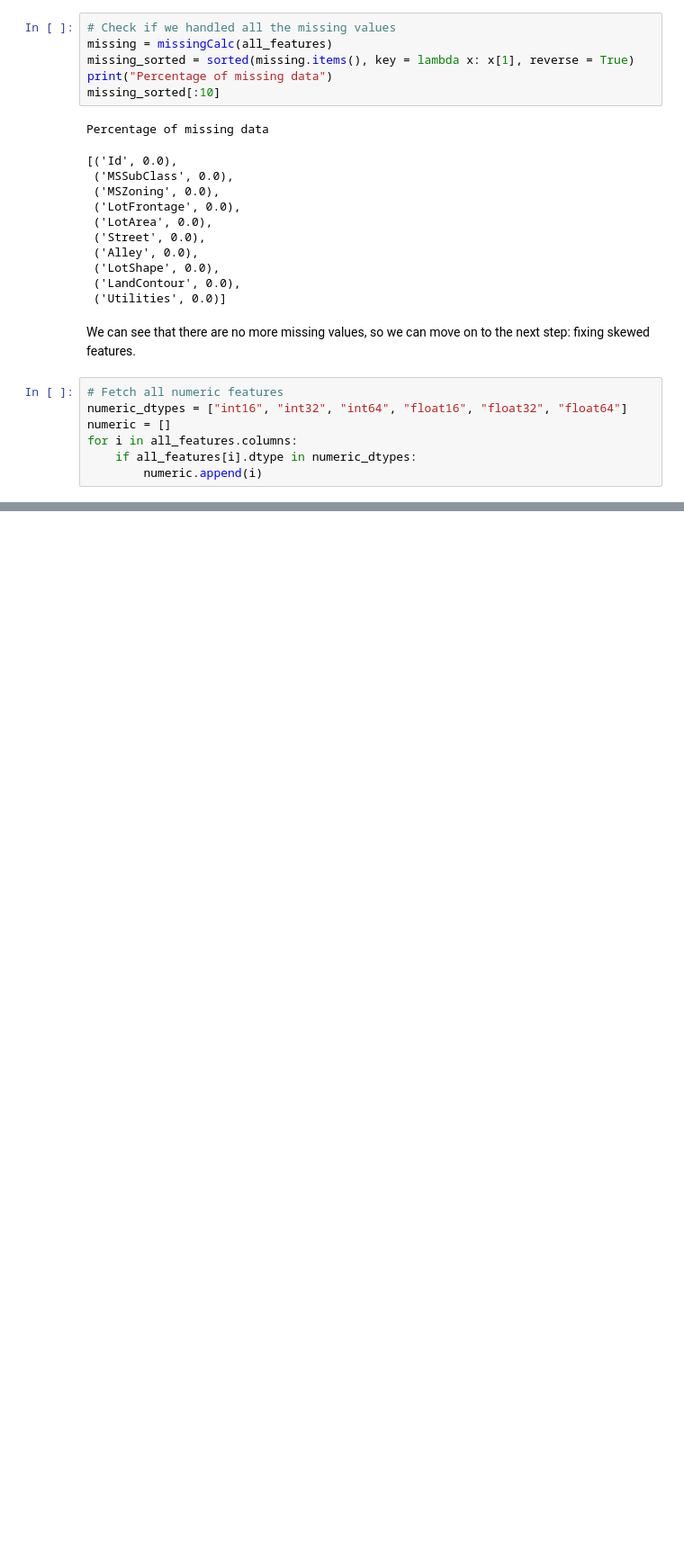
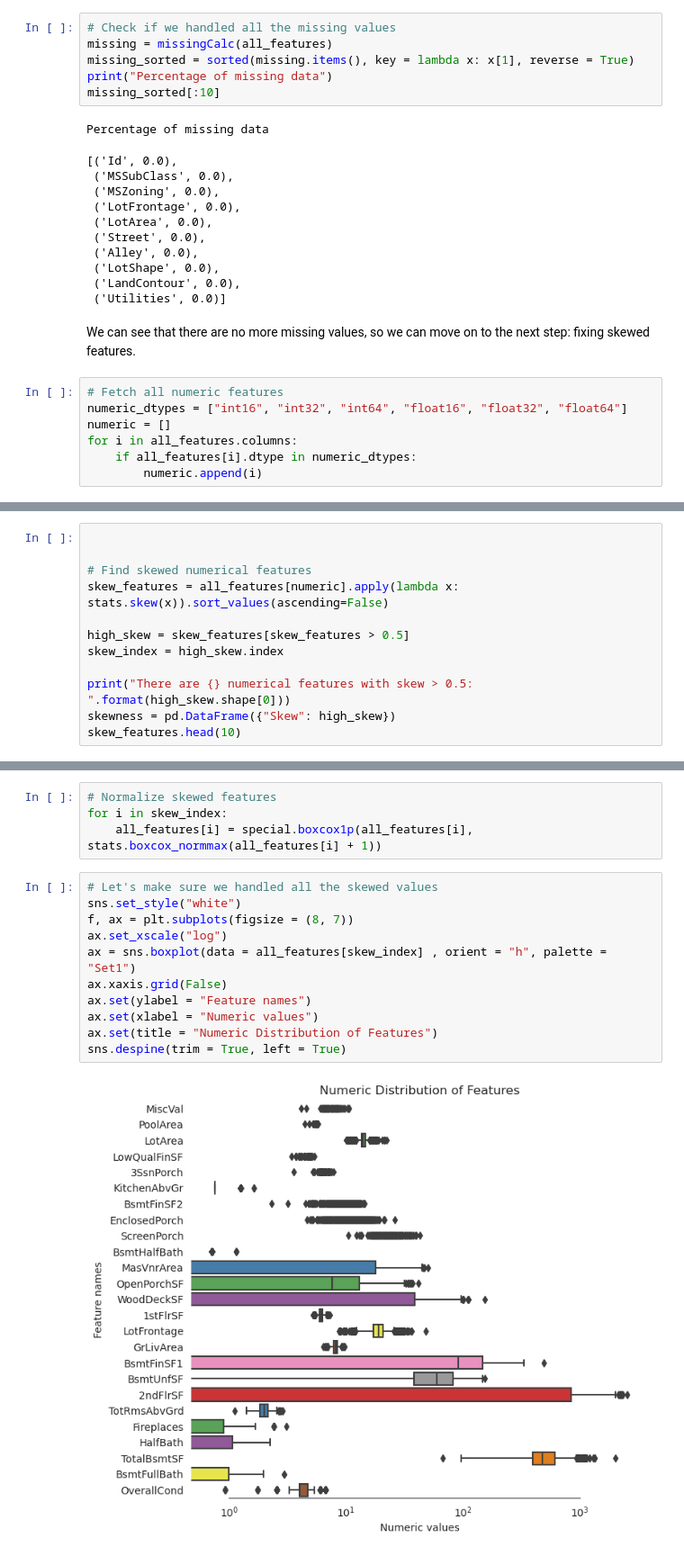
Before and after one commit to sdomoszlai13/predicting-housing-prices, a Jupyter notebook: predicting-house-prices.ipynb, the cells around one changed output, grey strips where cells are left out. Shown at 90% size. Drawn from its saved outputs; the diff is of its cells as text; blank space fills up the shorter version.

Commit message:
Handled skewed values and created features of interest.

```diff
--- a/predicting-house-prices.ipynb
+++ b/predicting-house-prices.ipynb
@@ -385,0 +404,12 @@ sns.despine(trim = True, left = True)
+# %%
+
+
+# Find skewed numerical features
+skew_features = all_features[numeric].apply(lambda x: stats.skew(x)).sort_values(ascending=False)
+
+high_skew = skew_features[skew_features > 0.5]
+skew_index = high_skew.index
+
+print("There are {} numerical features with skew > 0.5: ".format(high_skew.shape[0]))
+skewness = pd.DataFrame({"Skew": high_skew})
+skew_features.head(10)
@@ -385,0 +429,17 @@ sns.despine(trim = True, left = True)
+# %%
+# Normalize skewed features
+for i in skew_index:
+    all_features[i] = special.boxcox1p(all_features[i], stats.boxcox_normmax(all_features[i] + 1))
+# %%
+# Let's make sure we handled all the skewed values
+sns.set_style("white")
+f, ax = plt.subplots(figsize = (8, 7))
+ax.set_xscale("log")
+ax = sns.boxplot(data = all_features[skew_index] , orient = "h", palette = "Set1")
+ax.xaxis.grid(False)
+ax.set(ylabel = "Feature names")
+ax.set(xlabel = "Numeric values")
+ax.set(title = "Numeric Distribution of Features")
+sns.despine(trim = True, left = True)
+# %% [output]
+[figure, added]
```
Also changed, not shown: parts of 6 cells of this notebook.
